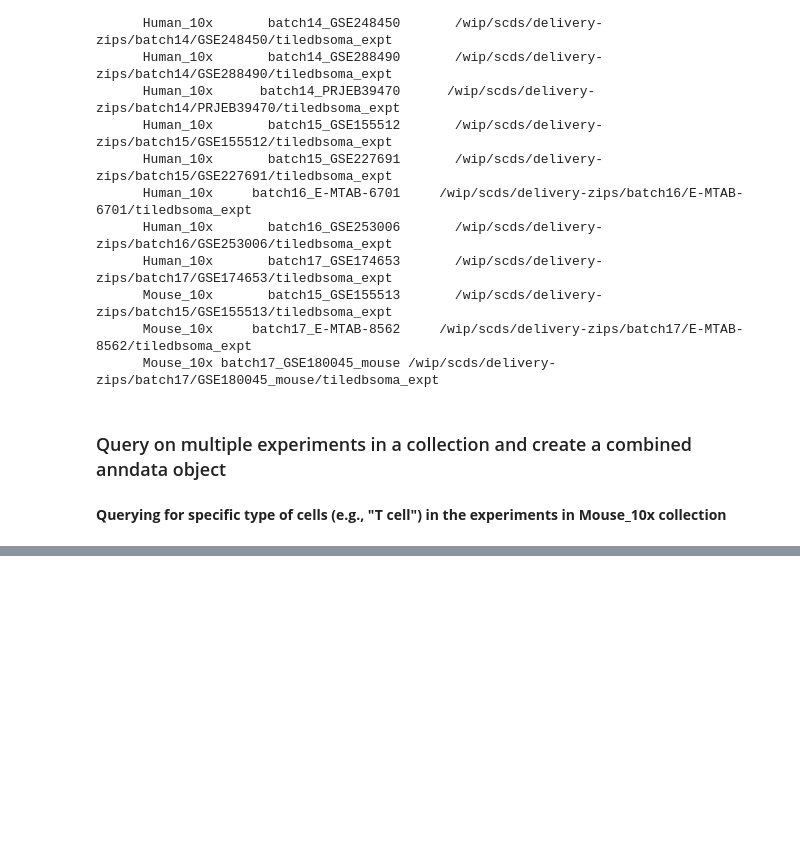
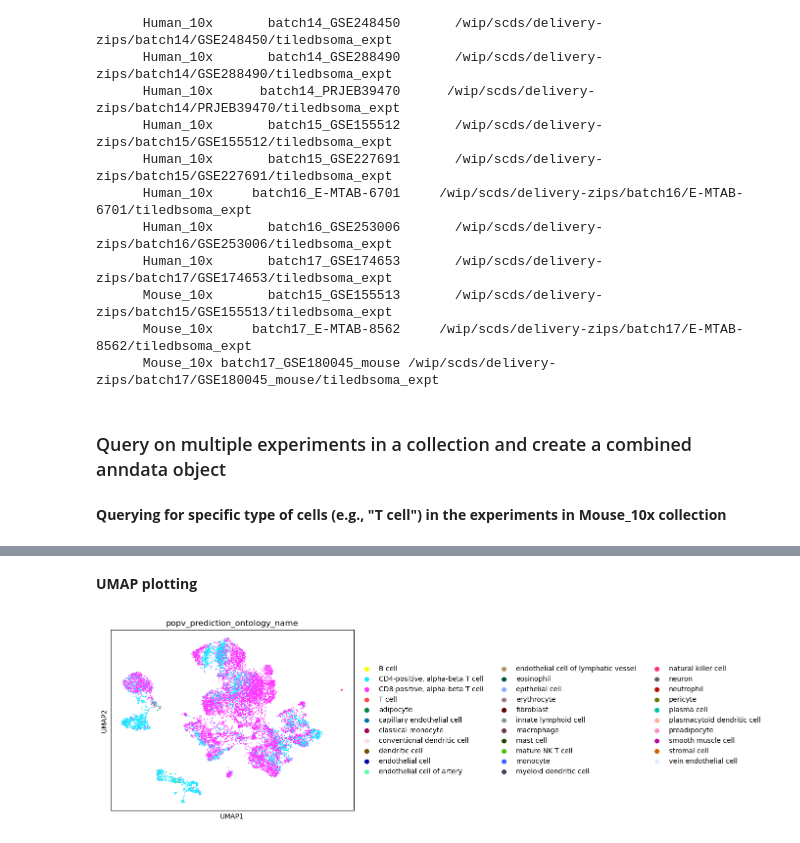
Before and after one commit to ranchobiosciences/SCDS_TileDB-SOMA, a Jupyter notebook: tiledbsoma_examples.ipynb, the cells around one changed output, grey strips where cells are left out. Drawn from its saved outputs; the diff is of its cells as text; code cells hidden in the pictures; blank space fills up the shorter version.

```diff
--- a/tiledbsoma_examples.ipynb
+++ b/tiledbsoma_examples.ipynb
@@ -366,0 +395,8 @@ AnnData object with n_obs × n_vars = 11165 × 32285
+# %% [markdown]
+**UMAP plotting**
+# %%
+sc.pp.neighbors(combined_adata)
+sc.tl.umap(combined_adata)
+sc.pl.umap(combined_adata, color="popv_prediction_ontology_name")
+# %% [output]
+[figure, added]
```
Also changed, not shown: parts of 9 cells of this notebook.
